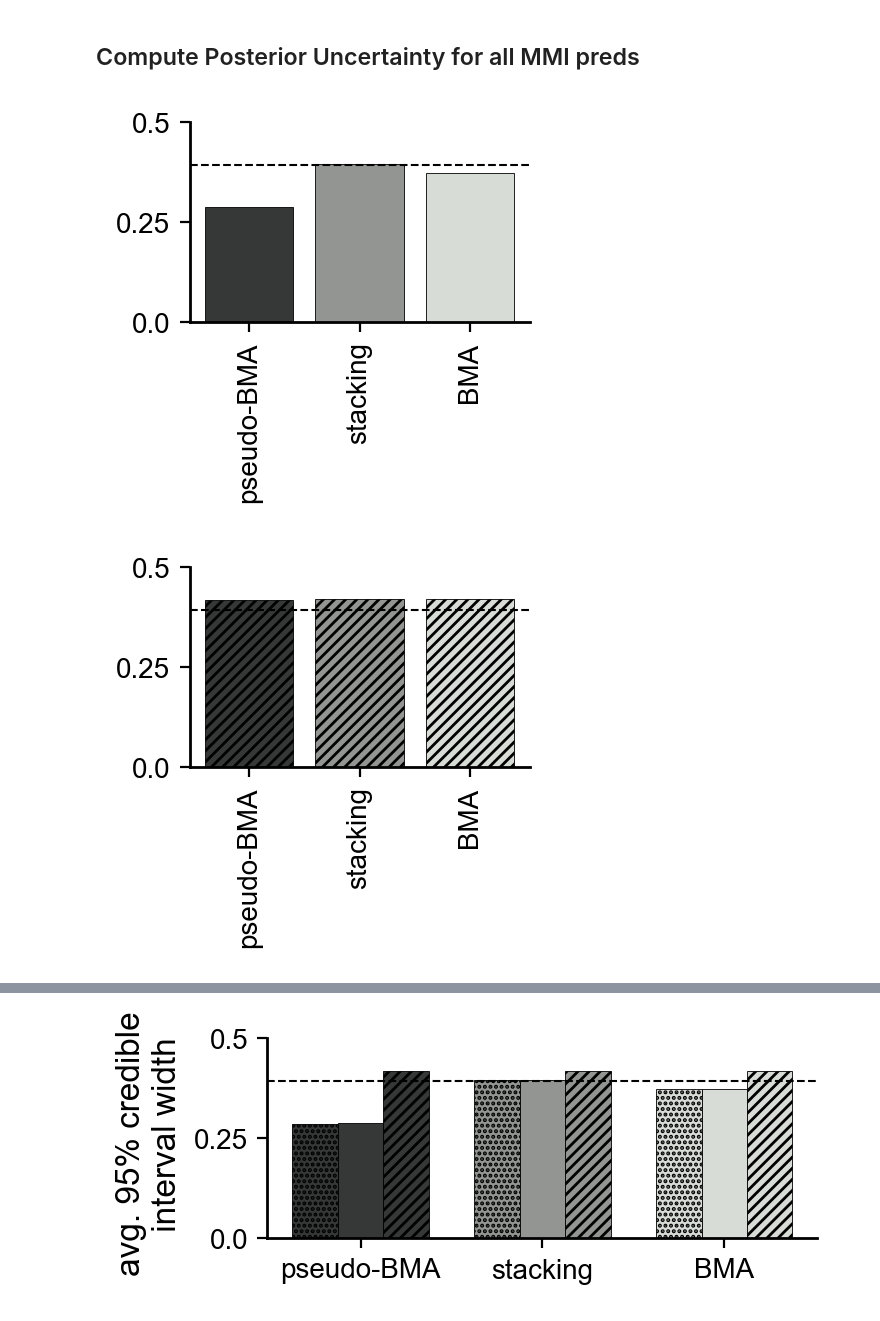
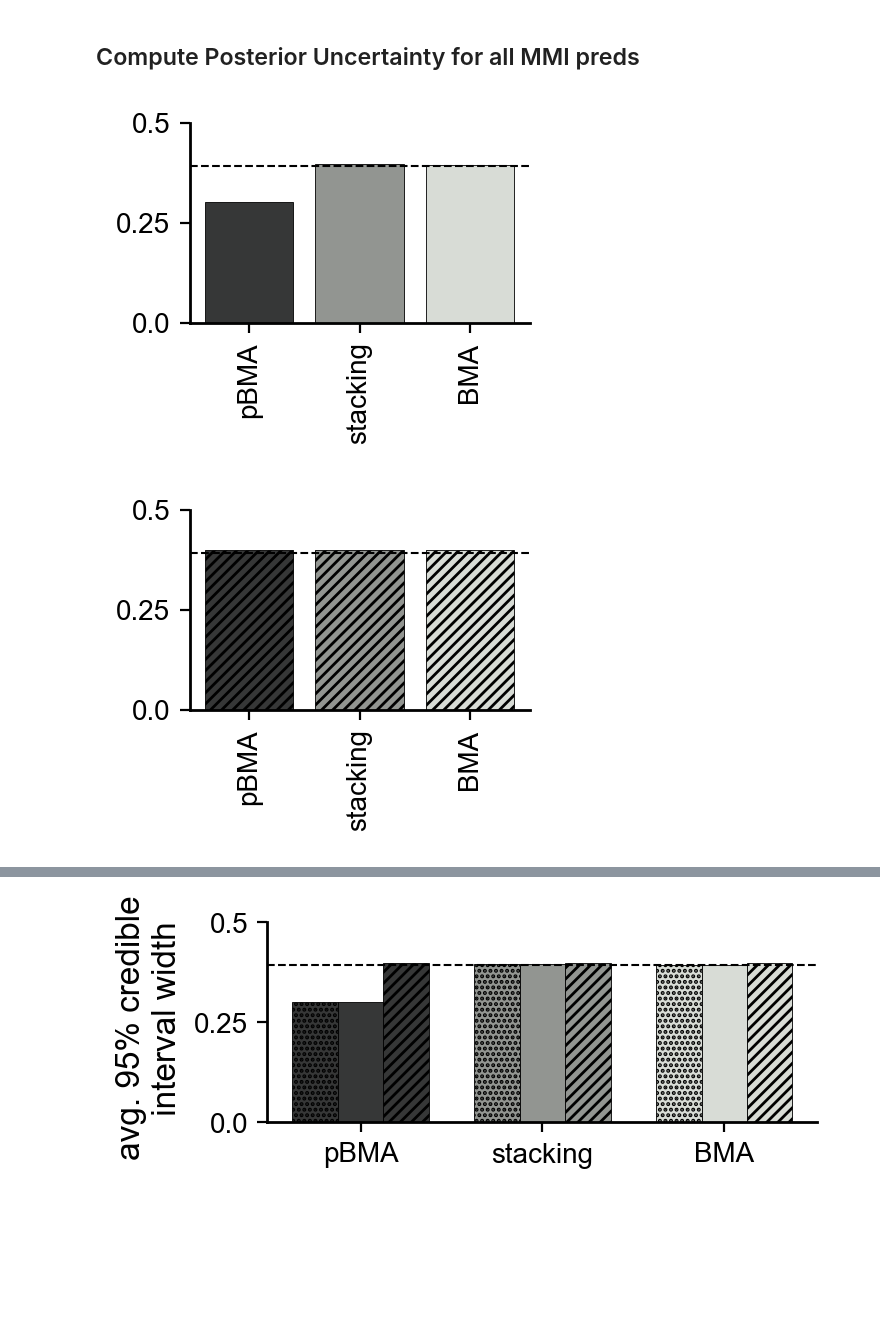
Before and after one commit to RangamaniLabUCSD/multimodel-inference, a Jupyter notebook: src/MAPK/multimodel_inference/HF96_traj_model_perturb.ipynb, the cells around one changed output, grey strips where cells are left out. Saved outputs shown, nothing was run; the diff lists cells and outputs as text; code cells hidden in the pictures; blank space fills up the shorter version.

```diff
--- a/src/MAPK/multimodel_inference/HF96_traj_model_perturb.ipynb
+++ b/src/MAPK/multimodel_inference/HF96_traj_model_perturb.ipynb
@@ -66,7 +66,7 @@ K_2017_idata, K_2017_ss = load_smc_samples_to_idata('../../../results/MAPK/param
 K_2017_post = np.load('../../../results/MAPK/param_est/HF96_traj_synthetic_data/kochanczyk_2017/kochanczyk_2017_posterior_predictive_samples.npy')
 
 # Log marginal likelihoods
-S_2014_log_magr = np.mean([chain[-1] for chain in S_2014_ss['log_marginal_likelihood']])
+S_2014_log_magr = np.mean([chain[-1] for chain in S_2014_ss['log_marginal_likelihood'][0]])
 K_2000_log_magr = np.mean([chain[-1] for chain in K_2000_ss['log_marginal_likelihood'][0]])
 vK_2009_log_magr = np.mean([chain[-1] for chain in VK_2009_ss['log_marginal_likelihood'][0]])
 O_2009_log_magr = np.mean([chain[-1] for chain in O_2009_ss['log_marginal_likelihood'][0]])
@@ -102,12 +102,11 @@ inputs, data = load_data('../../../results/MAPK/HF_96_synthetic_data.csv')
 inputs_traj, data_traj, data_std_traj, times_traj = load_data_json('../../../results/MAPK/HF_96_traj_data.json', data_std=True, time=True)
 data_time_to_mins = 60
 
-# set up a color palette
-# this is the ColorBrewer purple-green with 11 colors + three greys https://colorbrewer2.org/#type=diverging&scheme=PRGn&n=11
-colors = ['#40004b','#762a83','#9970ab','#c2a5cf','#e7d4e8','#f7f7f7','#d9f0d3','#a6dba0','#5aae61','#1b7837','#00441b','#363737','#929591','#d8dcd6']
-# this one gets to 10 colors by removing the darkest purple
-colors = ['#40004b','#762a83','#9970ab','#c2a5cf','#e7d4e8','#f7f7f7','#d9f0d3','#a6dba0','#5aae61','#1b7837','#363737','#929591','#d8dcd6']
-orange = '#de8f05'
+# get the standard color pallette
+colors = get_color_pallette()
+# remove 0th and 4th to last colors bc we onl have 9 models
+colors = colors[1:]
+colors.remove(colors[-4])
 # %% [markdown]
 Now we want to construct three MMI predictors:
 1. All models
@@ -490,69 +489,38 @@ uncert_95_ExclBad.append(np.mean(np.diff(np.quantile(loo_stack_combined_ExclBad,
 uncert_95_ExclBad.append(np.mean(np.diff(np.quantile(loo_bma_combined_ExclBad, [0.025, 0.975], axis=0), axis=0)))
 
 # make a plot for all models
-f0, a0 = make_bar_plot(uncert_95_all,['pseudo-BMA', 'stacking', 'BMA'],
+f0, a0 = make_bar_plot(uncert_95_all,['pBMA', 'stacking', 'BMA'],
                        [colors[-3], colors[-2], colors[-1]],None,
                         None,[0.0, 0.25, 0.5], ['0.0', '0.25', '0.5'],
                         line_qoi=min(uncert_95_models_all), width=1.7, height=1.)
 
 f0.savefig('../../../results/MAPK/mmi/HF96_traj/mmi_uncert_95.pdf', transparent=True)
 
 # make a plot for ExclGood models
-f1, a1 = make_bar_plot(uncert_95_ExclGood,['pseudo-BMA', 'stacking', 'BMA'],
+f1, a1 = make_bar_plot(uncert_95_ExclGood,['pBMA', 'stacking', 'BMA'],
                        [colors[-3], colors[-2], colors[-1]],'//////',
                         None, [0.0, 0.25, 0.5], ['0.0', '0.25', '0.5'],
                         line_qoi=min(uncert_95_models_all), width=1.7, height=1.)
 
 f1.savefig('../../../results/MAPK/mmi/HF96_traj/ExclGood_mmi_uncert_95.pdf', transparent=True)
 
 # make a plot for ExclBad models
-f2, a2 = make_bar_plot(uncert_95_ExclBad,['pseudo-BMA', 'stacking', 'BMA'],
+f2, a2 = make_bar_plot(uncert_95_ExclBad,['pBMA', 'stacking', 'BMA'],
                        [colors[-3], colors[-2], colors[-1]],'......',
                         'avg. 95% credible \n interval width', [0.0, 0.25, 0.5], ['0.0', '0.25', '0.5'],
                         line_qoi=min(uncert_95_models_all), width=1.7, height=1.)
 
 f2.savefig('../../../results/MAPK/mmi/HF96_traj/ExclBad_mmi_uncert_95.pdf', transparent=True)
 
 
 f3, a3 = make_grouped_bar([uncert_95_ExclBad, uncert_95_all, uncert_95_ExclGood],
-                          ['pseudo-BMA', 'stacking', 'BMA'],
+                          ['pBMA', 'stacking', 'BMA'],
                           [colors[-3], colors[-2], colors[-1]],
                           ['......', None, '//////'], 'avg. 95% credible \n interval width',
                           [0.0, 0.25, 0.5], ['0.0', '0.25', '0.5'],
                         line_qoi=min(uncert_95_models_all), width=2.75, height=1.)
 
 f3.savefig('../../../results/MAPK/mmi/HF96_traj/mmi_uncert_95.pdf', transparent=True)
-
-# posterior_uncertainty_std = []
-# for i, name in enumerate(model_names):
-#     posterior_uncertainty_std.append(np.mean(np.std(posterior_samples[i], axis=0)))
-
-# # get index of min uncertainty
-# min_index_std = np.argmin(posterior_uncertainty_std)
-
-# # add RMSE for BMA and pseudo-BMA
-# posterior_uncertainty_std.append(np.mean(np.std(loo_pbma_combined, axis=0)))
-# posterior_uncertainty_std.append(np.mean(np.std(loo_stack_combined, axis=0)))
-# posterior_uncertainty_std.append(np.mean(np.std(loo_bma_combined, axis=0)))
-
-# # make a plot
-# fig, ax = get_sized_fig_ax(2.75, 1.1)
-# bar = ax.bar(display_names + ['pseudo-BMA', 'stacking', 'BMA'], posterior_uncertainty_std, edgecolor='k')
-# KochIdx = 8
-# for i, br in enumerate(bar):
-#     if i == KochIdx:
-#         br.set_facecolor('w')
-#         br.set_hatch('/////')
-#     else:
-#         br.set_facecolor(colors[i])
-# xlim = ax.get_xlim()
-# ax.plot(xlim, [posterior_uncertainty_std[min_index_std]]*2, 'k--', linewidth=0.75)
-# ax.set_xlim(xlim)
-# ax.set_yticks([0, 0.05, 0.1, 0.15])
-# ax.set_yticklabels([0, 0.05, 0.1, 0.15], fontsize=8.0)
-# ax.set_xticklabels(display_names + ['pseudo-BMA', 'stacking', 'BMA'], rotation=90, fontsize=8.0)
-# ax.set_ylabel('posterior uncertainty \n (avg. std.)', fontsize=8.0)
-# fig.savefig('../../../results/MAPK/mmi/HF96_traj/ExclGood_post_uncert_std.pdf', transparent=True)
 # %% [output]
-[figure, old version]
+[figure, new version]
-[figure, old version]
+[figure, new version]
@@ -560 +528 @@ f3.savefig('../../../results/MAPK/mmi/HF96_traj/mmi_uncert_95.pdf', transparent=
-[figure, old version]
+[figure, new version]
```
Also changed, not shown: parts of 6 cells of this notebook, 5 other files.
